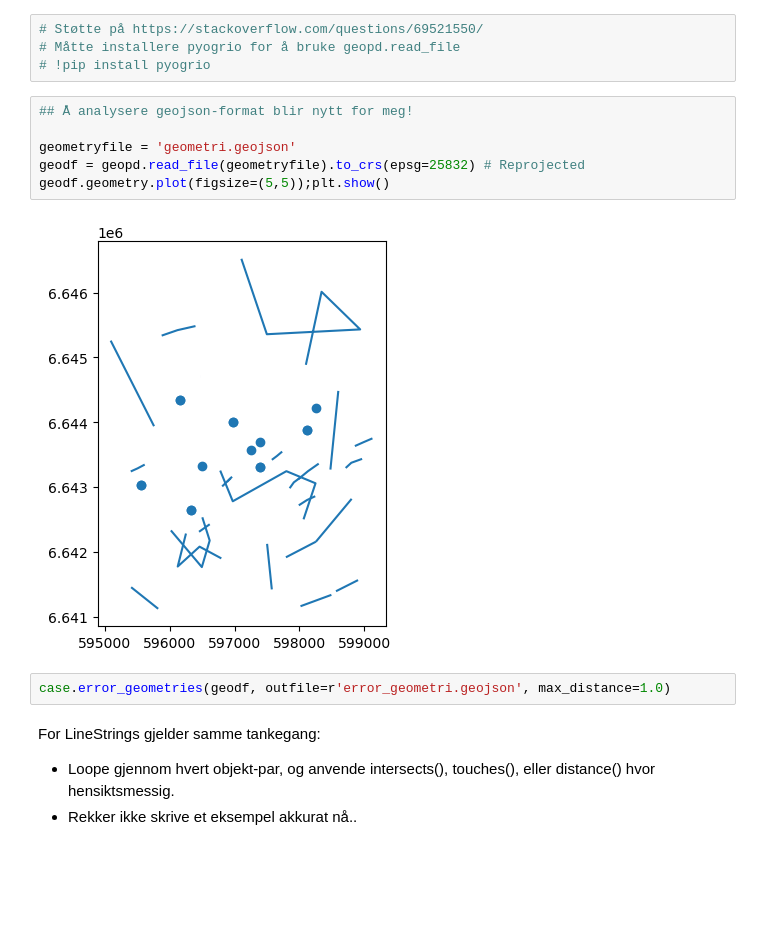
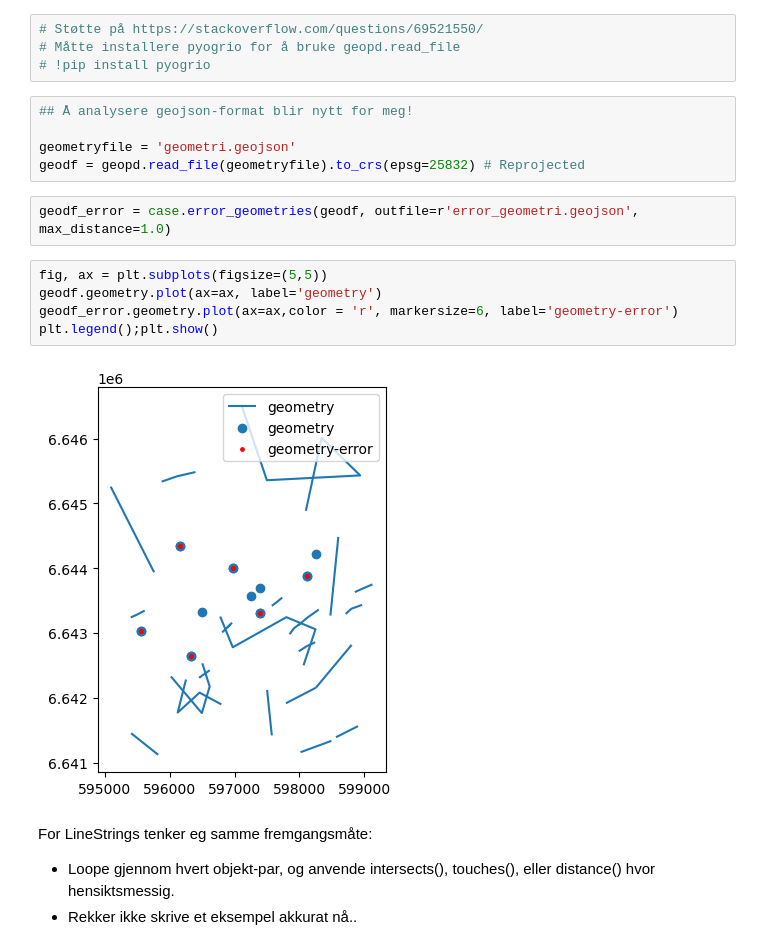
Before and after one commit to ofk123/fkb-case, a Jupyter notebook: ola/run_case.ipynb, the cells around one changed output. Cells and saved outputs as stored; diff of their text form; blank space fills up the shorter version.

Commit message:
Noen endringer
- return geopandas-df from error_geometries()
- Visualize

```diff
--- a/ola/run_case.ipynb
+++ b/ola/run_case.ipynb
@@ -10,12 +10,16 @@ import case
 
 geometryfile = 'geometri.geojson'
 geodf = geopd.read_file(geometryfile).to_crs(epsg=25832) # Reprojected
-geodf.geometry.plot(figsize=(5,5));plt.show()
-# %% [output]
-[figure, removed]
 # %%
-case.error_geometries(geodf, outfile=r'error_geometri.geojson', max_distance=1.0)
+geodf_error = case.error_geometries(geodf, outfile=r'error_geometri.geojson', max_distance=1.0)
+# %%
+fig, ax = plt.subplots(figsize=(5,5))
+geodf.geometry.plot(ax=ax, label='geometry')
+geodf_error.geometry.plot(ax=ax,color = 'r', markersize=6, label='geometry-error')
+plt.legend();plt.show()
+# %% [output]
+[figure, added]
 # %% [markdown]
-For LineStrings gjelder samme tankegang:
+For LineStrings tenker eg samme fremgangsmåte:
 - Loope gjennom hvert objekt-par, og anvende intersects(), touches(), eller distance() hvor hensiktsmessig.
 - Rekker ikke skrive et eksempel akkurat nå..
```
Also changed, not shown: 2 other files.
